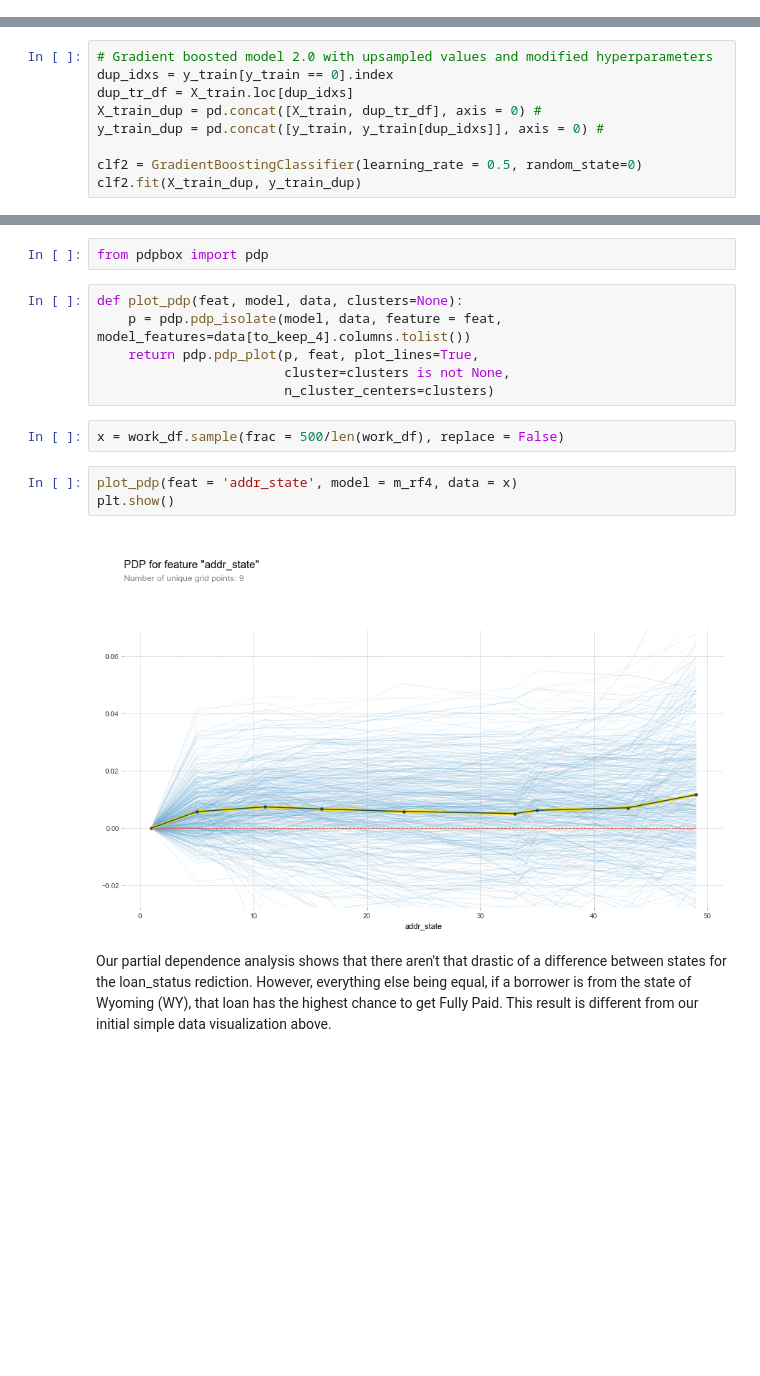
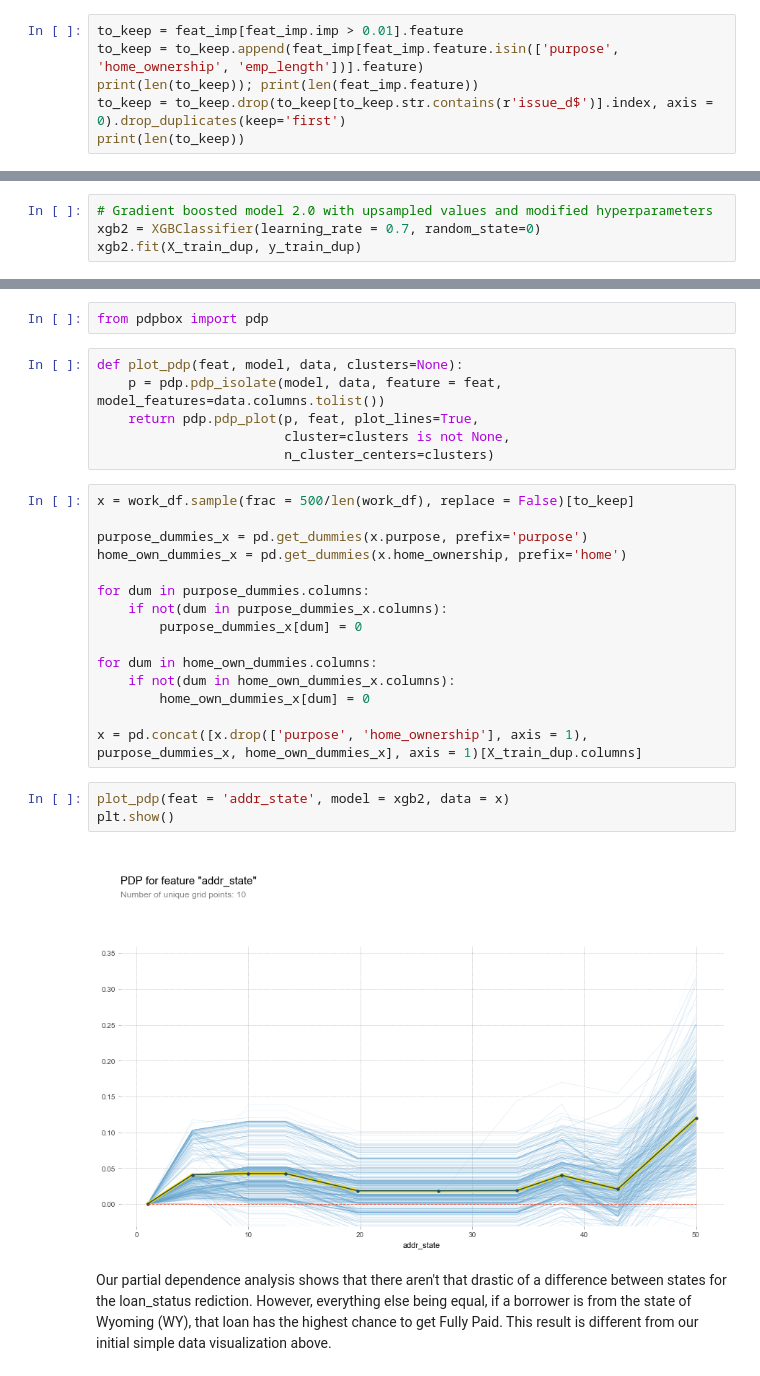
Before and after one commit to nikita-yatchenko/lending_club_project, a Jupyter notebook: lending_club_accepted_loan_analysis.ipynb, the cells around one changed output, grey strips where cells are left out. Drawn from its saved outputs; the diff is of its cells as text; blank space fills up the shorter version.

Commit message:
Add files via upload
Added XGBoost model - finalized model analysis and iterpretation

```diff
--- a/lending_club_accepted_loan_analysis.ipynb
+++ b/lending_club_accepted_loan_analysis.ipynb
@@ -792,0 +631,6 @@ RandomForestClassifier(bootstrap=True, ccp_alpha=0.0, class_weight=None,
+# %%
+to_keep = feat_imp[feat_imp.imp > 0.01].feature
+to_keep = to_keep.append(feat_imp[feat_imp.feature.isin(['purpose', 'home_ownership', 'emp_length'])].feature)
+print(len(to_keep)); print(len(feat_imp.feature))
+to_keep = to_keep.drop(to_keep[to_keep.str.contains(r'issue_d$')].index, axis = 0).drop_duplicates(keep='first')
+print(len(to_keep))
@@ -856,10 +846,5 @@ Surprisingly, gradient boosted forest has a rather different behavior from rando
 # %%
 # Gradient boosted model 2.0 with upsampled values and modified hyperparameters
-dup_idxs = y_train[y_train == 0].index
-dup_tr_df = X_train.loc[dup_idxs]
-X_train_dup = pd.concat([X_train, dup_tr_df], axis = 0) #
-y_train_dup = pd.concat([y_train, y_train[dup_idxs]], axis = 0) #
-
-clf2 = GradientBoostingClassifier(learning_rate = 0.5, random_state=0)
-clf2.fit(X_train_dup, y_train_dup)
+xgb2 = XGBClassifier(learning_rate = 0.7, random_state=0)
+xgb2.fit(X_train_dup, y_train_dup)
 # %% [output]
@@ -980,17 +929,30 @@ plt.xticks( np.arange(len(state_group_df.index.tolist())), state_group_df.index.
 from pdpbox import pdp
 # %%
 def plot_pdp(feat, model, data, clusters=None):
-    p = pdp.pdp_isolate(model, data, feature = feat, model_features=data[to_keep_4].columns.tolist())
+    p = pdp.pdp_isolate(model, data, feature = feat, model_features=data.columns.tolist())
     return pdp.pdp_plot(p, feat, plot_lines=True,
                         cluster=clusters is not None,
                         n_cluster_centers=clusters)
-# %%
-x = work_df.sample(frac = 500/len(work_df), replace = False)
+# %%
+x = work_df.sample(frac = 500/len(work_df), replace = False)[to_keep]
+
+purpose_dummies_x = pd.get_dummies(x.purpose, prefix='purpose')
+home_own_dummies_x = pd.get_dummies(x.home_ownership, prefix='home')
+
+for dum in purpose_dummies.columns:
+    if not(dum in purpose_dummies_x.columns):
+        purpose_dummies_x[dum] = 0
+
+for dum in home_own_dummies.columns:
+    if not(dum in home_own_dummies_x.columns):
+        home_own_dummies_x[dum] = 0
+
+x = pd.concat([x.drop(['purpose', 'home_ownership'], axis = 1), purpose_dummies_x, home_own_dummies_x], axis = 1)[X_train_dup.columns]
 # %%
-plot_pdp(feat = 'addr_state', model = m_rf4, data = x)
+plot_pdp(feat = 'addr_state', model = xgb2, data = x)
 plt.show()
 # %% [output]
-[figure, old version]
+[figure, new version]
 # %% [markdown]
 Our partial dependence analysis shows that there aren't that drastic of a difference between states for the loan_status rediction. However, everything else being equal, if a borrower is from the state of Wyoming (WY), that loan has the highest chance to get Fully Paid. This result is different from our initial simple data visualization above.
 # %%
```
Also changed, not shown: parts of 101 cells of this notebook, 1 other file.
